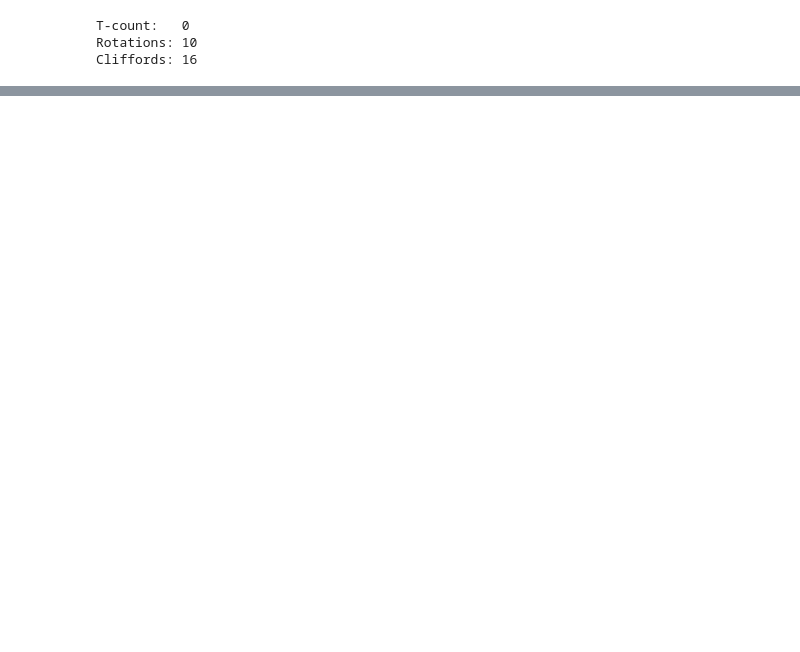
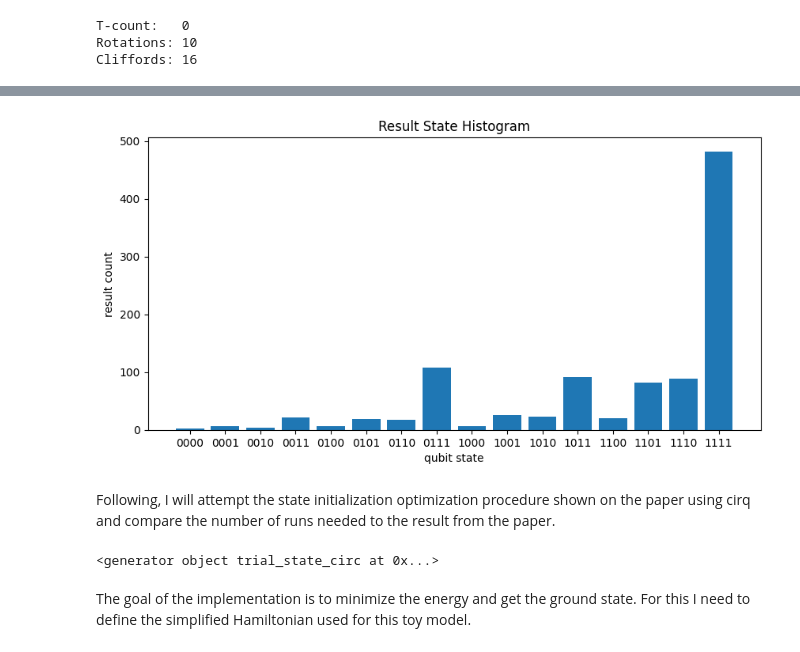
Before and after one commit to mmaneyro/Quantum-Neutrino-Project, a Jupyter notebook: triton_toy_model_.ipynb, the cells around one changed output, grey strips where cells are left out. Saved outputs shown, nothing was run; the diff lists cells and outputs as text; code cells hidden in the pictures; blank space fills up the shorter version.

Commit message:
Added bloqs for implementation and prep

```diff
--- a/triton_toy_model_.ipynb
+++ b/triton_toy_model_.ipynb
@@ -232,0 +238,6 @@ Cliffords: 16
+# %%
+cirq_first_implementation = first_implementation_circuit().as_composite_bloq().to_cirq_circuit()
+op = next(cirq_first_implementation.all_operations())
+
+first_imp_decomp_circuit = cirq.Circuit(cirq.decompose_once(op))
+print(first_imp_decomp_circuit)
@@ -232,0 +254,15 @@ Cliffords: 16
+# %%
+s = cirq.Simulator()
+
+print('Simulate the circuit:')
+results = s.simulate(first_imp_decomp_circuit)
+print(results)
+wf =  s.simulate(first_imp_decomp_circuit).final_state_vector
+print(wf)
+
+# For sampling, we need to add a measurement at the end
+first_imp_decomp_circuit.append(cirq.measure(cirq.NamedQubit('y0'),cirq.NamedQubit('y1'),cirq.NamedQubit('y2'),cirq.NamedQubit('y3'),key='result'))
+print(first_imp_decomp_circuit)
+
+# Sample the circuit
+samples = s.run(first_imp_decomp_circuit, repetitions=1000)
@@ -232,0 +287,29 @@ Cliffords: 16
+# %%
+import matplotlib.pyplot as plt
+
+def binary_labels(num_qubits):
+    return [bin(x)[2:].zfill(num_qubits) for x in range(2 ** num_qubits)]
+f = plt.figure()
+cirq.plot_state_histogram(samples, plt.subplot(), tick_label=binary_labels(4))
+f.set_figwidth(10)
+plt.show()
+# %% [output]
+[figure, added]
+# %% [markdown]
+Following, I will attempt the state initialization optimization procedure shown on the paper using cirq and compare the number of runs needed to the result from the paper.
+# %%
+def trial_state_circ(theta,phi):
+
+    cirq_trial_state = trial_state(theta=theta,phi=phi).as_composite_bloq().to_cirq_circuit()
+    op = next(cirq_trial_state.all_operations())
+
+    trial_state_eval = cirq.Circuit(cirq.decompose_once(op))
+    print(trial_state_eval)
+    yield trial_state_eval
+
+
+print(trial_state_circ(theta=1,phi=1))
+# %% [output]
+<generator object trial_state_circ at 0x...>
+# %% [markdown]
+The goal of the implementation is to minimize the energy and get the ground state. For this I need to define the simplified Hamiltonian used for this toy model.
```
Also changed, not shown: parts of 17 cells of this notebook.
